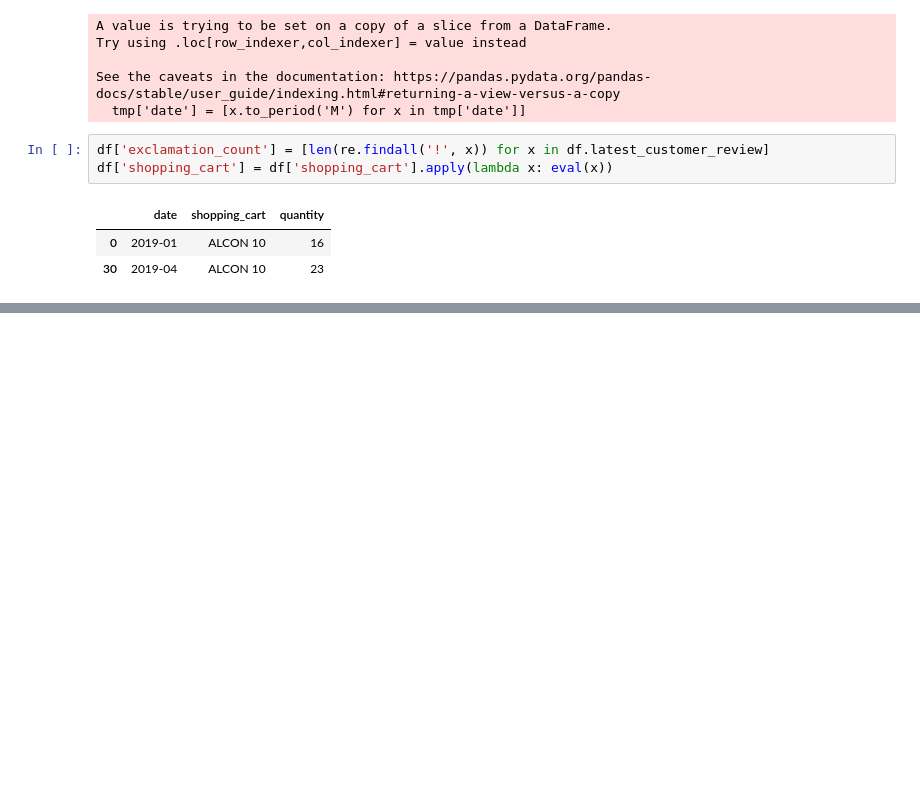
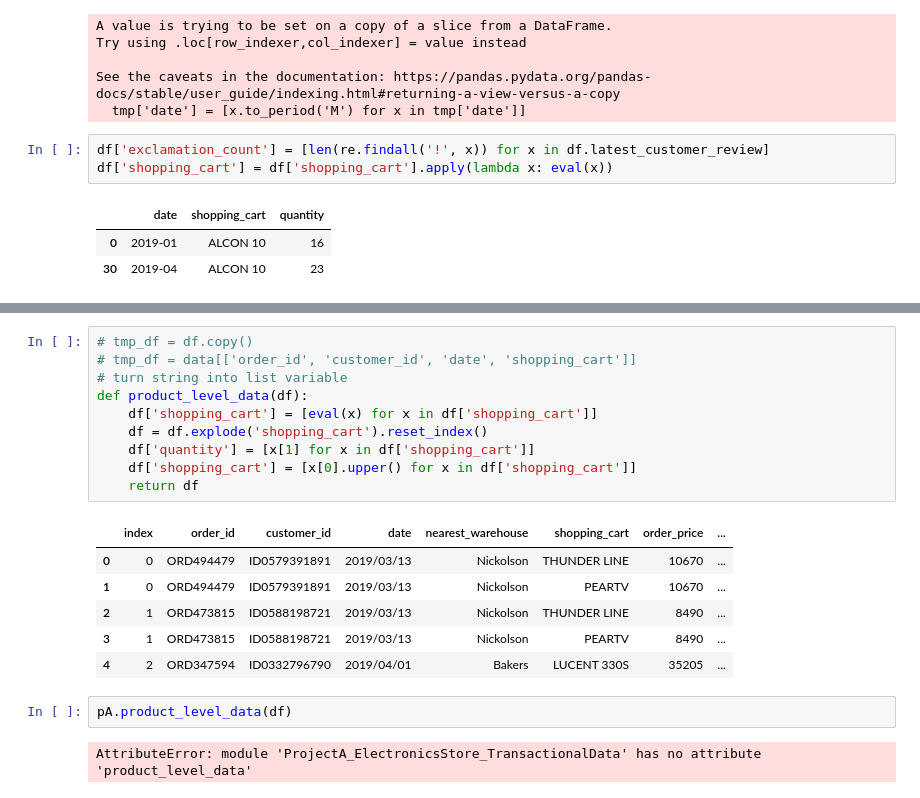
Before and after one commit to reganjohnd/Data-Cleaning, a Jupyter notebook: testing.ipynb, the cells around one changed output, grey strips where cells are left out. Drawn from its saved outputs; the diff is of its cells as text; blank space fills up the shorter version.

Commit message:
fix error

```diff
--- a/testing.ipynb
+++ b/testing.ipynb
@@ -275,0 +285,21 @@ df['shopping_cart'] = df['shopping_cart'].apply(lambda x: eval(x))
+# %%
+# tmp_df = df.copy()
+# tmp_df = data[['order_id', 'customer_id', 'date', 'shopping_cart']]
+# turn string into list variable
+def product_level_data(df):
+    df['shopping_cart'] = [eval(x) for x in df['shopping_cart']]
+    df = df.explode('shopping_cart').reset_index()
+    df['quantity'] = [x[1] for x in df['shopping_cart']]
+    df['shopping_cart'] = [x[0].upper() for x in df['shopping_cart']]
+    return df
+# %% [output]
+|  | index | order_id | customer_id | date | nearest_warehouse | shopping_cart | order_price | ... |
+| 0 | 0 | ORD494479 | ID0579391891 | 2019/03/13 | Nickolson | THUNDER LINE | 10670 | ... |
+| 1 | 0 | ORD494479 | ID0579391891 | 2019/03/13 | Nickolson | PEARTV | 10670 | ... |
+| 2 | 1 | ORD473815 | ID0588198721 | 2019/03/13 | Nickolson | THUNDER LINE | 8490 | ... |
+| 3 | 1 | ORD473815 | ID0588198721 | 2019/03/13 | Nickolson | PEARTV | 8490 | ... |
+| 4 | 2 | ORD347594 | ID0332796790 | 2019/04/01 | Bakers | LUCENT 330S | 35205 | ... |
+# %%
+pA.product_level_data(df)
+# %% [output]
+AttributeError: module 'ProjectA_ElectronicsStore_TransactionalData' has no attribute 'product_level_data'
```
Also changed, not shown: parts of 3 cells of this notebook, 1 other file.
